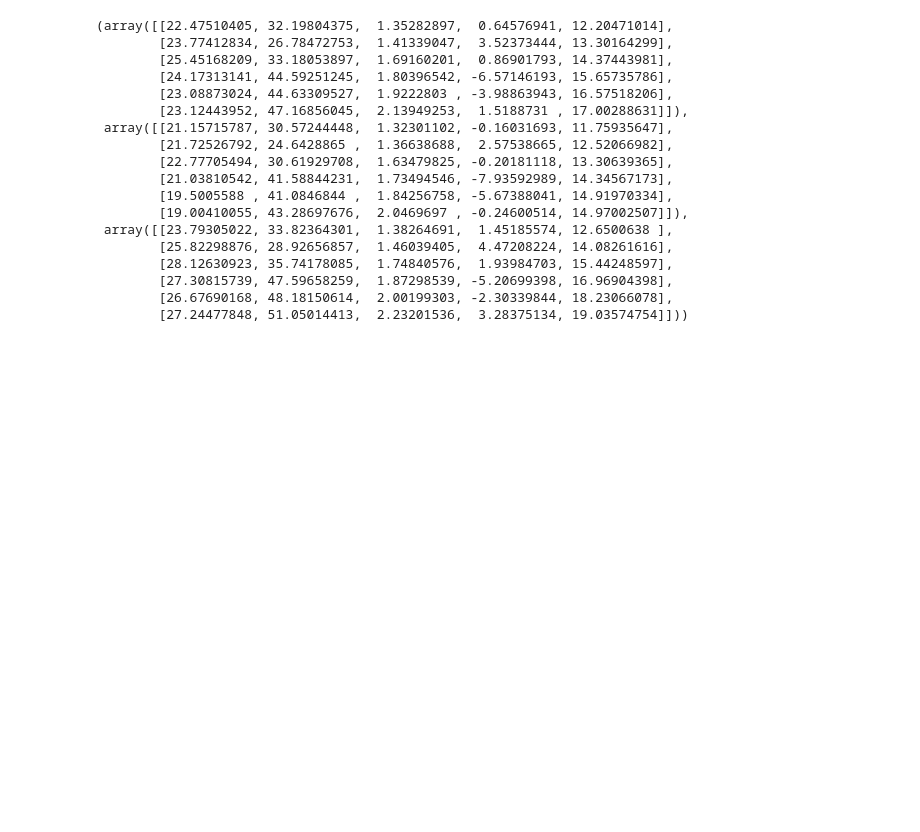
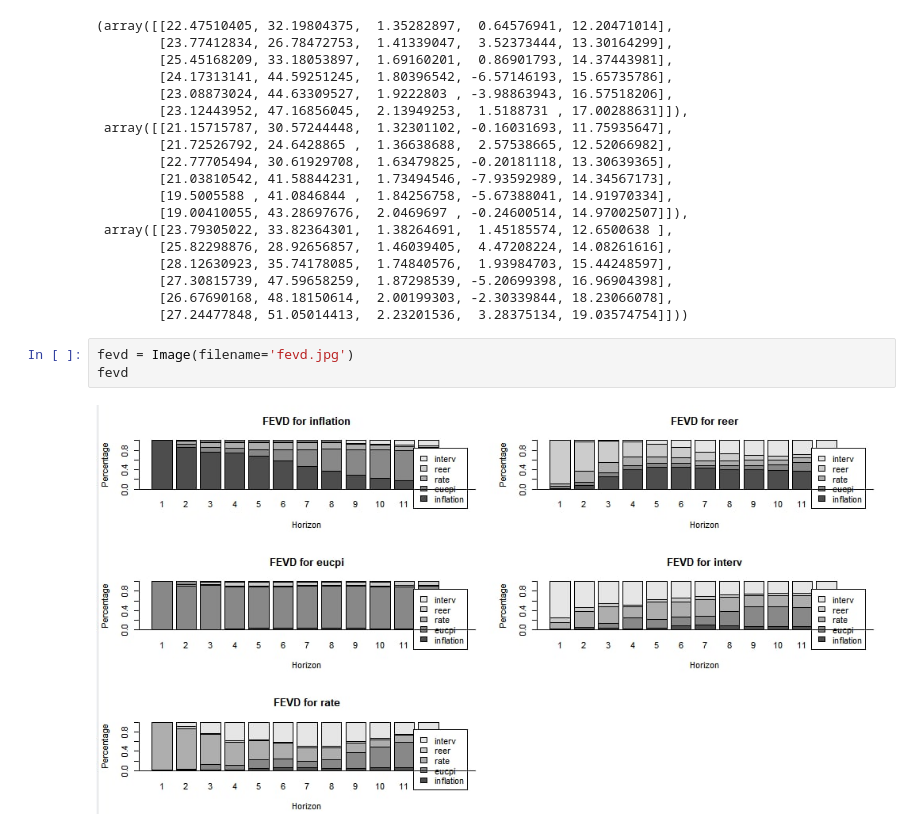
Before and after one commit to poopaandloopa/nbu_univ_challenge, a Jupyter notebook: models.ipynb, the cells around one changed output. Cells and saved outputs as stored; diff of their text form; blank space fills up the shorter version.

```diff
--- a/models.ipynb
+++ b/models.ipynb
@@ -504,3 +482,8 @@ best_model.predict(6, 0.05)
         [27.30815739, 47.59658259,  1.87298539, -5.20699398, 16.96904398],
         [26.67690168, 48.18150614,  2.00199303, -2.30339844, 18.23066078],
         [27.24477848, 51.05014413,  2.23201536,  3.28375134, 19.03574754]]))
+# %%
+fevd = Image(filename='fevd.jpg')
+fevd
+# %% [output]
+[figure, added]
```
Also changed, not shown: parts of 13 cells of this notebook.
